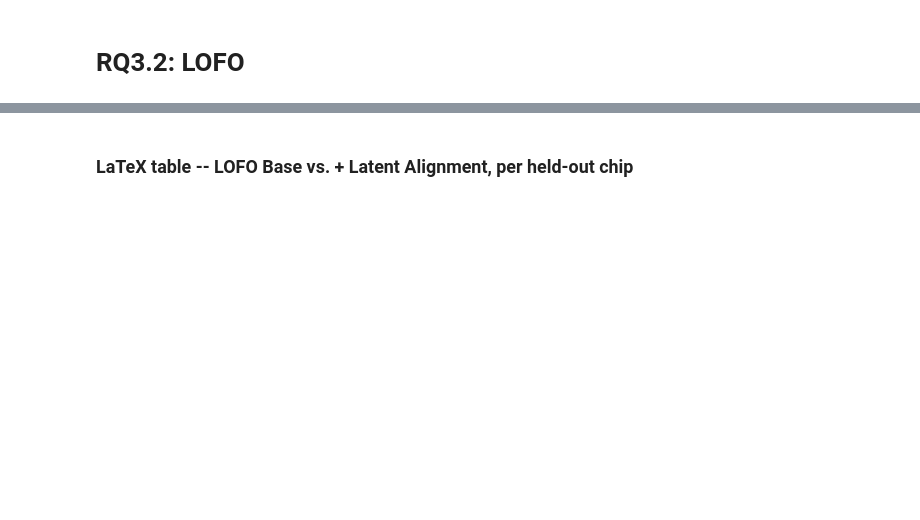
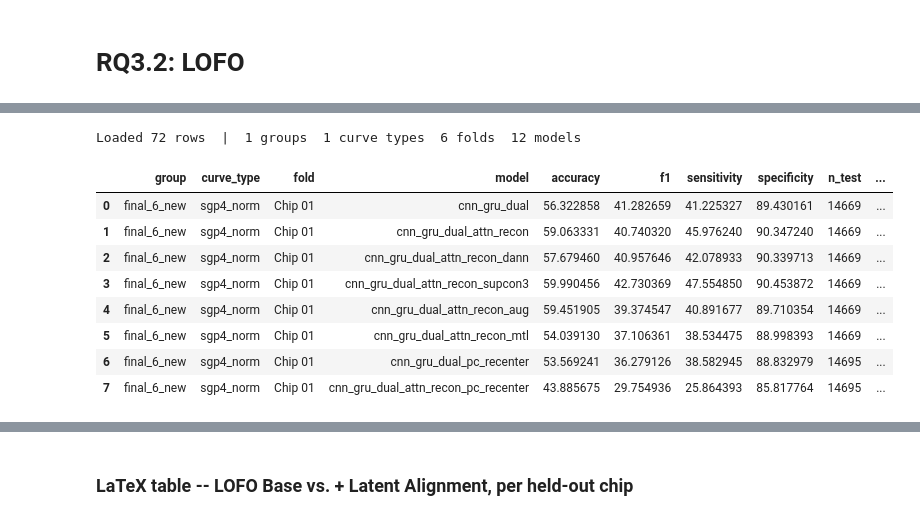
Before and after one commit to kautsarg/POC_DDM, a Jupyter notebook: main_code/notebooks/chip/RQ3_02_loco_results.ipynb, the cells around one changed output, grey strips where cells are left out. Drawn from its saved outputs; the diff is of its cells as text; code cells hidden in the pictures; blank space fills up the shorter version.

```diff
--- a/main_code/notebooks/chip/RQ3_02_loco_results.ipynb
+++ b/main_code/notebooks/chip/RQ3_02_loco_results.ipynb
@@ -260,10 +236,6 @@ def compute_metrics(perf, model_key, well_ids=None):
     return out
 # %%
 def macro_f1_sens_spec(y_true, y_pred):
-    """F1/sensitivity (recall) macro-averaged, plus specificity (TN/(TN+FP) per class,
-    macro-averaged) -- the exact computation compute_metrics uses on a single pooled
-    split, factored out so compute_fold_accuracy_stats/load_cv_accuracy can call it once
-    per fold instead (giving a real mean/std across folds rather than one pooled value)."""
     n_cls = len(np.unique(y_true))
     f1   = f1_score(y_true, y_pred, average='macro', zero_division=0)
     sens = recall_score(y_true, y_pred, average='macro', zero_division=0)
@@ -498,17 +470,6 @@ def lofo_pc_recenter_accuracy(group_name, curve_type, base_model, chip_path, exp
     return row
 # %%
 def _lofo_well_ids_for_chip(group_name, curve_type, chip_path, class_names):
-    """noamp_remove-filtered, label-verified well_ids for one held-out chip's LOFO test set.
-    Reuses align_new_chip() (same call lofo_pc_recenter_accuracy below makes) since it reads
-    the SAME saved resampler/pc_ttp recipe 04_cross_dataset_training.py saved for this exact
-    held-out chip -- its curve output is the held-out chip's own rows of the LOFO training
-    pool, in the pool's original row order. noamp_remove is applied by hand (predict_new_chip
-    doesn't do this itself -- see 08_cross_dataset_predict_new_chip.py's __main__ block) to
-    match what evaluate_outlier_filters actually filtered res_entry down to. Labels not found
-    in class_names (e.g. PC) are dropped, same as lofo_pc_recenter_accuracy's own `valid` mask
-    below; verified_well_ids catches any remaining mismatch (e.g. the rare-class-drop
-    evaluate_outlier_filters also applies) and skips well_accuracy rather than risk a wrong
-    number."""
     out_dir = lofo_group_dir(group_name)
     chip_name = chip_path.name
     align_result = align_new_chip(chip_path, out_dir, curve_type,
@@ -574,9 +535,6 @@ def load_lofo_accuracy(groups=None, group_indices=None, train_center_frac=LOFO_F
 
                 if res_entry is not None:
                     y_true_full = np.concatenate(res_entry["y_trues_"])
-                    # Prefer well_ids_test_ (saved directly by evaluate_outlier_filters -- see
-                    # utils/model_training/model_utils.py) over replaying the split -- skips
-                    # _lofo_well_ids_for_chip's align_new_chip() call entirely once present.
                     saved_well_ids = res_entry.get('well_ids_test_')
                     if saved_well_ids is not None:
                         well_ids_test = np.concatenate(saved_well_ids)
@@ -610,36 +568,45 @@ def load_lofo_accuracy(groups=None, group_indices=None, train_center_frac=LOFO_F
                             row["n_wells"] = n_wells
                         rows.append(row)
 
                 if class_names is None:
                     continue
                 for base_model in PC_RECENTER_BASES:
                     result = lofo_pc_recenter_accuracy(group_name, curve_type, base_model, chip_path,
                                                        exp_paths_all, class_names, pc_cache,
                                                        train_center_frac=train_center_frac)
                     if result is None:
                         continue
                     cm_r = result.get("cm_recenter")
                     if cm_r is not None:
                         f1_r, sens_r, spec_r = macro_f1_sens_spec_from_cm(cm_r)
                     else:
                         f1_r = sens_r = spec_r = np.nan
                     rows.append(dict(group=group_name, curve_type=LOFO_CURVE_SHORT.get(curve_type, curve_type),
                                      fold=fold, model=f"{base_model}_pc_recenter",
                                      accuracy=result["acc_pc_recenter"],
                                      f1=f1_r * 100, sensitivity=sens_r * 100, specificity=spec_r * 100,
                                      n_test=result["n_pixels"]))
-    # Explicit columns so an empty result (e.g. train_center_frac results not
-    # finished training yet) still has 'group'/'curve_type' etc. to groupby --
-    # otherwise a 0-row, 0-column DataFrame KeyErrors every downstream groupby.
+
     return pd.DataFrame(rows, columns=['group', 'curve_type', 'fold', 'model', 'accuracy', 'f1', 'sensitivity', 'specificity', 'n_test', 'well_accuracy', 'n_wells'])
 
 lofo_df = load_lofo_accuracy(group_indices=[list(config.CROSS_DATASET_GROUPS).index('final_6_new')])
 print(f"Loaded {len(lofo_df)} rows  |  "
       f"{lofo_df.group.nunique()} groups  "
       f"{lofo_df.curve_type.nunique()} curve types  "
       f"{lofo_df.fold.nunique()} folds  "
       f"{lofo_df.model.nunique()} models")
 lofo_df.head(8)
+# %% [output]
+Loaded 72 rows  |  1 groups  1 curve types  6 folds  12 models
+|  | group | curve_type | fold | model | accuracy | f1 | sensitivity | specificity | n_test | ... |
+| 0 | final_6_new | sgp4_norm | Chip 01 | cnn_gru_dual | 56.322858 | 41.282659 | 41.225327 | 89.430161 | 14669 | ... |
+| 1 | final_6_new | sgp4_norm | Chip 01 | cnn_gru_dual_attn_recon | 59.063331 | 40.740320 | 45.976240 | 90.347240 | 14669 | ... |
+| 2 | final_6_new | sgp4_norm | Chip 01 | cnn_gru_dual_attn_recon_dann | 57.679460 | 40.957646 | 42.078933 | 90.339713 | 14669 | ... |
+| 3 | final_6_new | sgp4_norm | Chip 01 | cnn_gru_dual_attn_recon_supcon3 | 59.990456 | 42.730369 | 47.554850 | 90.453872 | 14669 | ... |
+| 4 | final_6_new | sgp4_norm | Chip 01 | cnn_gru_dual_attn_recon_aug | 59.451905 | 39.374547 | 40.891677 | 89.710354 | 14669 | ... |
+| 5 | final_6_new | sgp4_norm | Chip 01 | cnn_gru_dual_attn_recon_mtl | 54.039130 | 37.106361 | 38.534475 | 88.998393 | 14669 | ... |
+| 6 | final_6_new | sgp4_norm | Chip 01 | cnn_gru_dual_pc_recenter | 53.569241 | 36.279126 | 38.582945 | 88.832979 | 14695 | ... |
+| 7 | final_6_new | sgp4_norm | Chip 01 | cnn_gru_dual_attn_recon_pc_recenter | 43.885675 | 29.754936 | 25.864393 | 85.817764 | 14695 | ... |
 # %%
 def lofo_completeness(df, comparison_models, label):
     check = (df[df.model.isin(comparison_models)]
```
Also changed, not shown: parts of 15 cells of this notebook, 9 other files.
